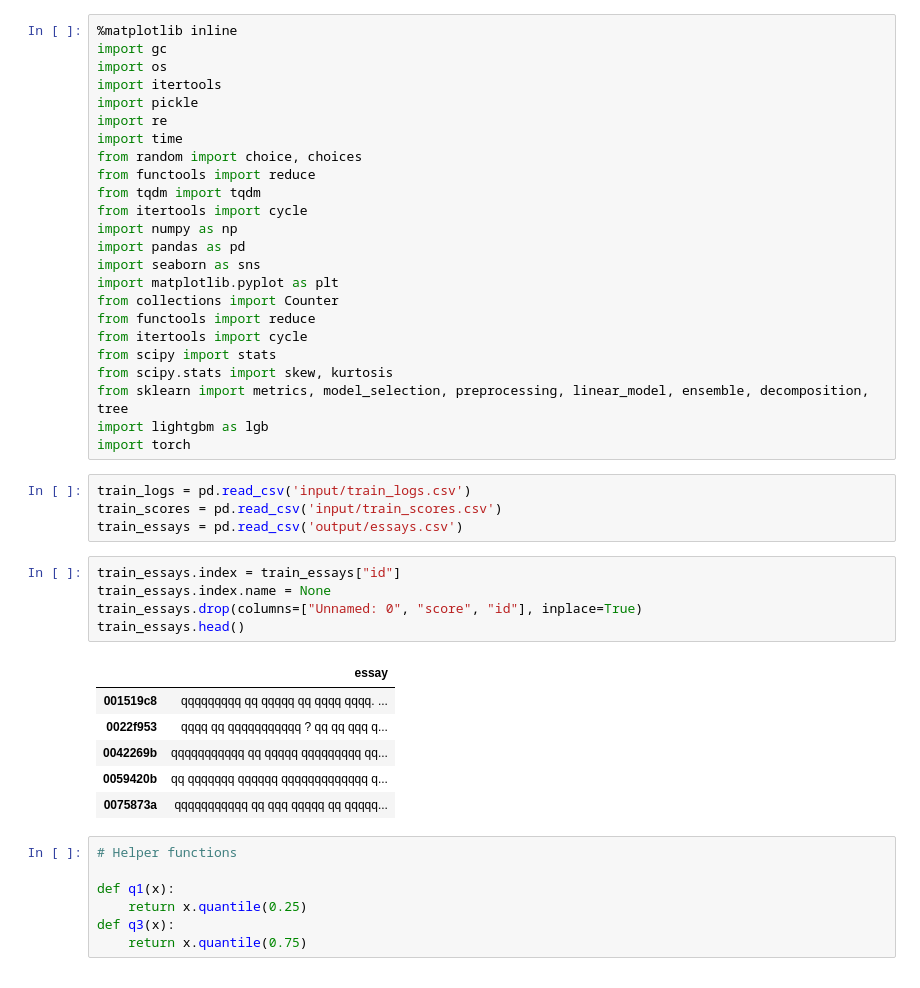
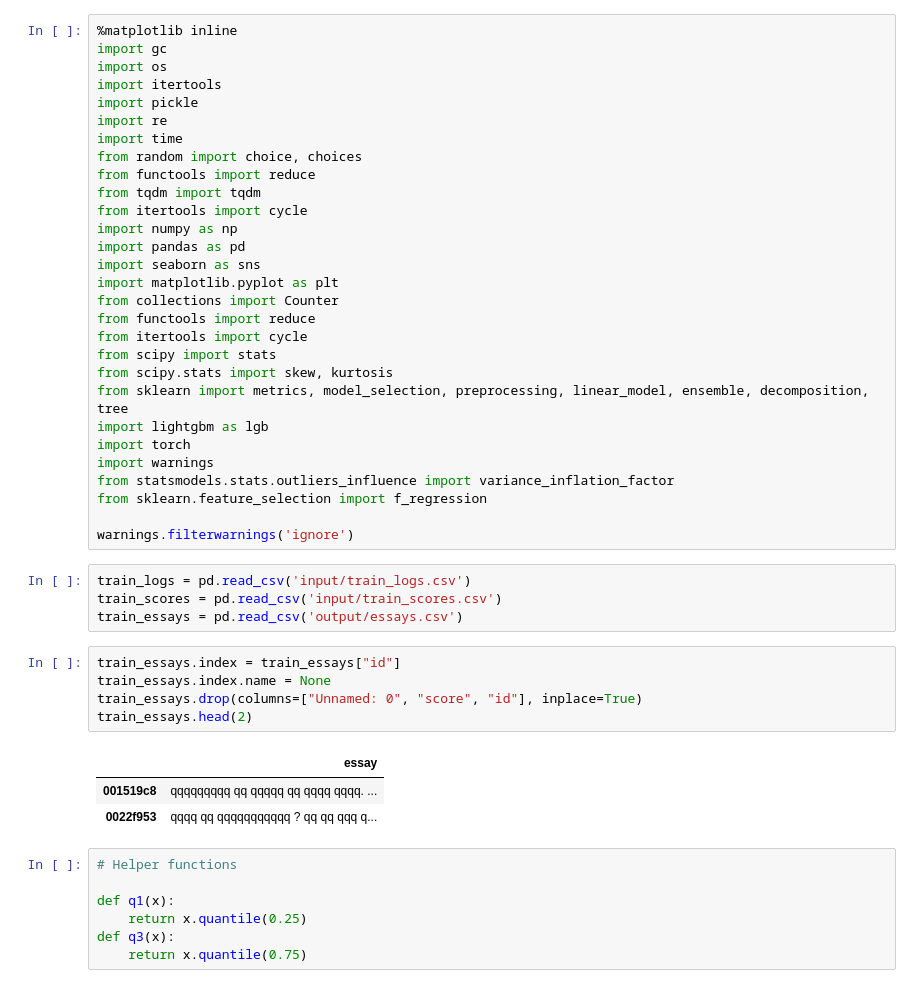
Before and after one commit to ZalmanKelber/kaggle_writing, a Jupyter notebook: writing4.ipynb, the cells around one changed output. Drawn from its saved outputs; the diff is of its cells as text.

```diff
--- a/writing4.ipynb
+++ b/writing4.ipynb
@@ -22,6 +22,11 @@ from scipy.stats import skew, kurtosis
 from sklearn import metrics, model_selection, preprocessing, linear_model, ensemble, decomposition, tree
 import lightgbm as lgb
 import torch
+import warnings
+from statsmodels.stats.outliers_influence import variance_inflation_factor
+from sklearn.feature_selection import f_regression
+
+warnings.filterwarnings('ignore')
 # %%
 train_logs = pd.read_csv('input/train_logs.csv')
 train_scores = pd.read_csv('input/train_scores.csv')
@@ -29,15 +34,12 @@ train_essays = pd.read_csv('output/essays.csv')
 # %%
 train_essays.index = train_essays["id"]
 train_essays.index.name = None
 train_essays.drop(columns=["Unnamed: 0", "score", "id"], inplace=True)
-train_essays.head()
+train_essays.head(2)
 # %% [output]
 |  | essay |
 | 001519c8 | qqqqqqqqq qq qqqqq qq qqqq qqqq. ... |
 | 0022f953 | qqqq qq qqqqqqqqqqq ? qq qq qqq q... |
-| 0042269b | qqqqqqqqqqq qq qqqqq qqqqqqqqq qq... |
-| 0059420b | qq qqqqqqq qqqqqq qqqqqqqqqqqqq q... |
-| 0075873a | qqqqqqqqqqq qq qqq qqqqq qq qqqqq... |
 # %%
 # Helper functions
 
```
Also changed, not shown: parts of 20 cells of this notebook, 1 other file.
